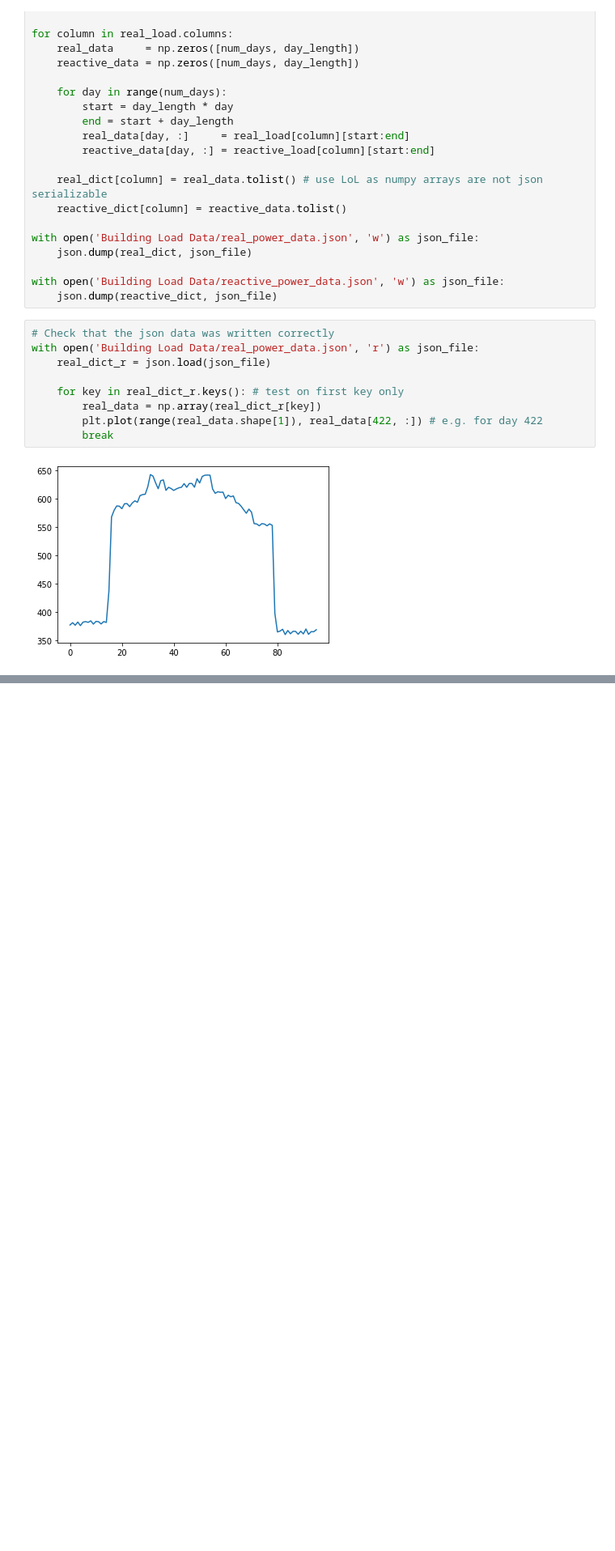
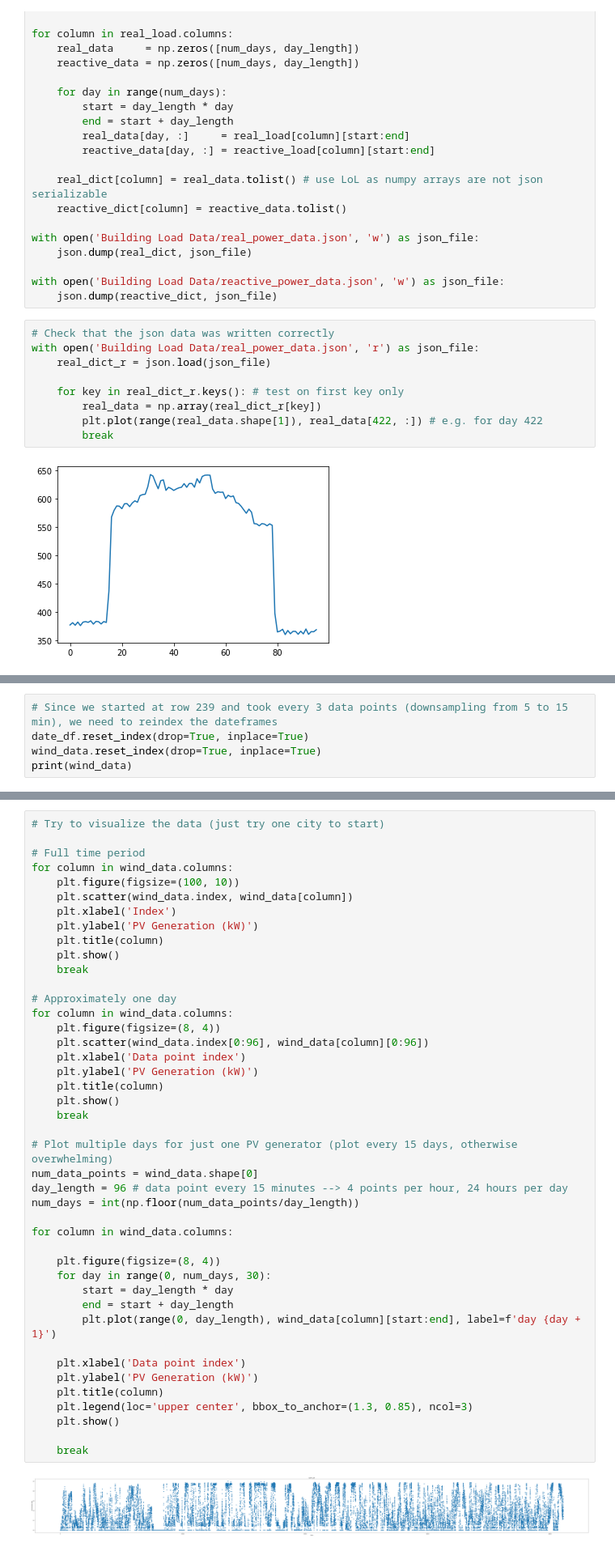
Before and after one commit to carlacupcake/CE291-V2G, a Jupyter notebook: sandbox.ipynb, the cells around one changed output, grey strips where cells are left out. Shown at 81% size. Cells and saved outputs as stored; diff of their text form; blank space fills up the shorter version.

```diff
--- a/sandbox.ipynb
+++ b/sandbox.ipynb
@@ -176,0 +230,5 @@ with open('Building Load Data/real_power_data.json', 'r') as json_file:
+# %%
+# Since we started at row 239 and took every 3 data points (downsampling from 5 to 15 min), we need to reindex the dateframes
+date_df.reset_index(drop=True, inplace=True)
+wind_data.reset_index(drop=True, inplace=True)
+print(wind_data)
@@ -176,0 +253,45 @@ with open('Building Load Data/real_power_data.json', 'r') as json_file:
+# %%
+# Try to visualize the data (just try one city to start)
+
+# Full time period
+for column in wind_data.columns:
+    plt.figure(figsize=(100, 10))
+    plt.scatter(wind_data.index, wind_data[column])
+    plt.xlabel('Index')
+    plt.ylabel('PV Generation (kW)')
+    plt.title(column)
+    plt.show()
+    break
+
+# Approximately one day
+for column in wind_data.columns:
+    plt.figure(figsize=(8, 4))
+    plt.scatter(wind_data.index[0:96], wind_data[column][0:96])
+    plt.xlabel('Data point index')
+    plt.ylabel('PV Generation (kW)')
+    plt.title(column)
+    plt.show()
+    break
+
+# Plot multiple days for just one PV generator (plot every 15 days, otherwise overwhelming)
+num_data_points = wind_data.shape[0]
+day_length = 96 # data point every 15 minutes --> 4 points per hour, 24 hours per day
+num_days = int(np.floor(num_data_points/day_length))
+
+for column in wind_data.columns:
+
+    plt.figure(figsize=(8, 4))
+    for day in range(0, num_days, 30):
+        start = day_length * day
+        end = start + day_length
+        plt.plot(range(0, day_length), wind_data[column][start:end], label=f'day {day + 1}')
+
+    plt.xlabel('Data point index')
+    plt.ylabel('PV Generation (kW)')
+    plt.title(column)
+    plt.legend(loc='upper center', bbox_to_anchor=(1.3, 0.85), ncol=3)
+    plt.show()
+
+    break
+# %% [output]
+[figure, added]
```
Also changed, not shown: parts of 7 cells of this notebook, 29 other files.
